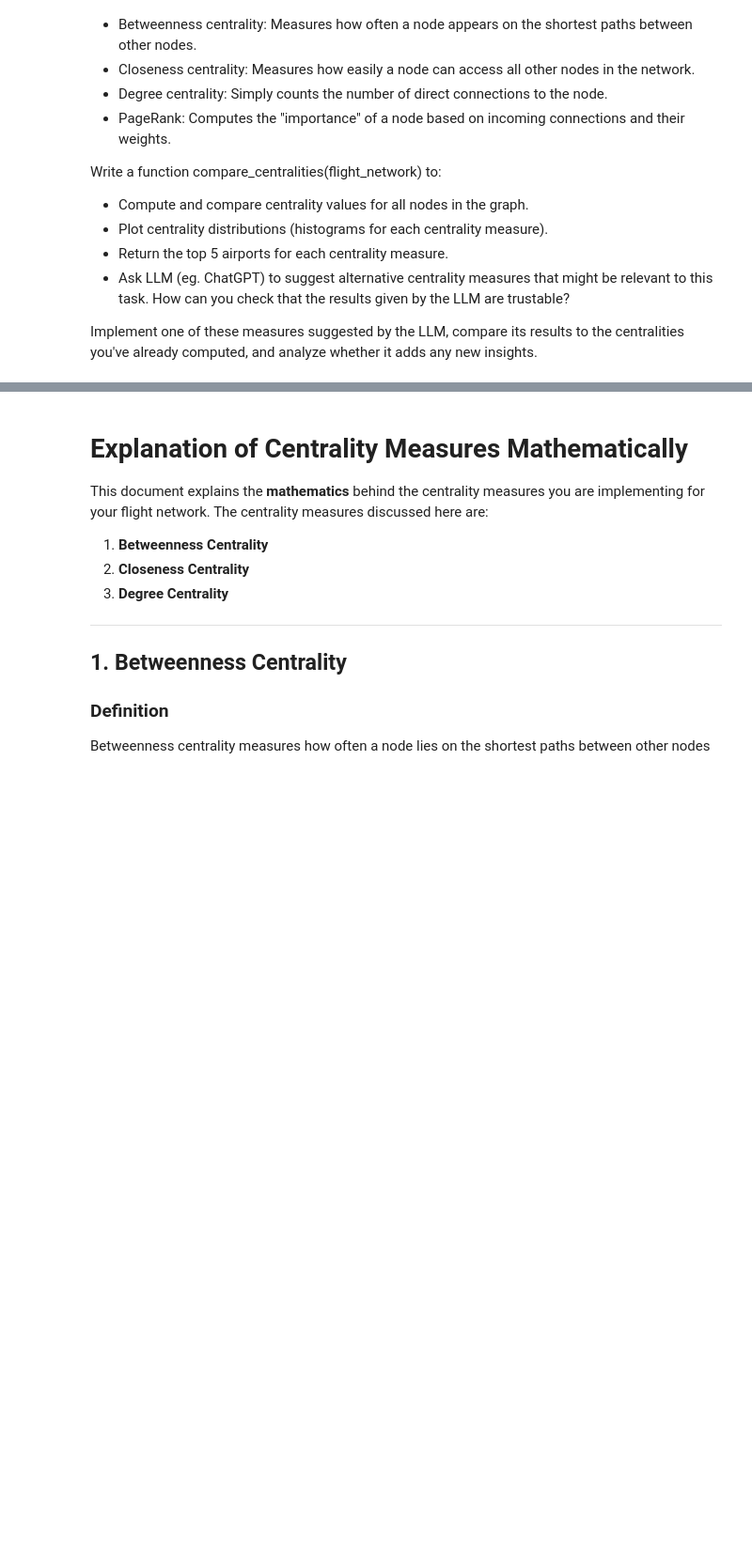
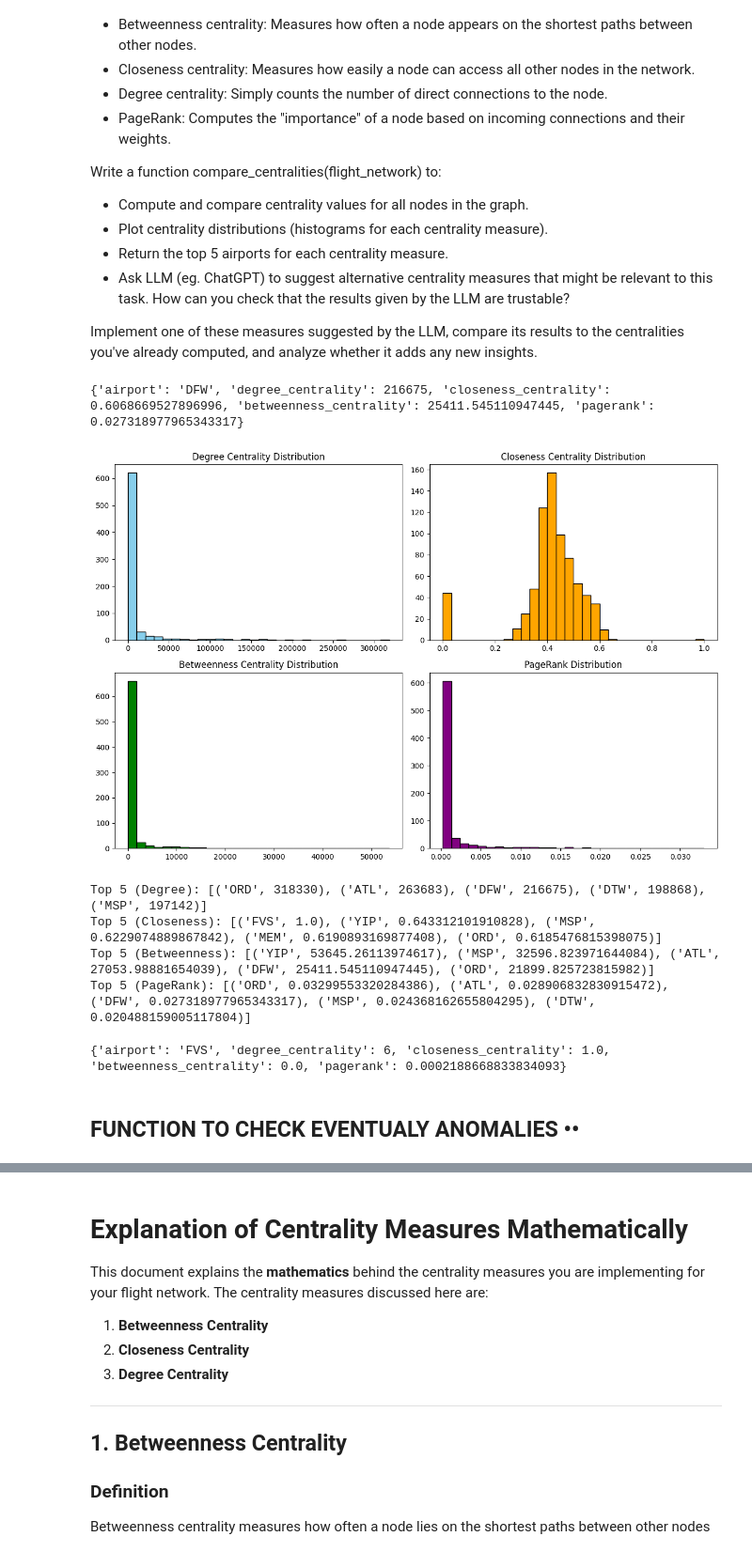
Before and after one commit to robertomagno1/ADM-HM5, a Jupyter notebook: main(ex2).ipynb, the cells around one changed output, grey strips where cells are left out. Shown at 94% size. Saved outputs shown, nothing was run; the diff lists cells and outputs as text; code cells hidden in the pictures; blank space fills up the shorter version.

```diff
--- a/main(ex2).ipynb
+++ b/main(ex2).ipynb
@@ -288,0 +1023,19 @@ Implement one of these measures suggested by the LLM, compare its results to the
+# %%
+def compute_degree_centrality(graph, airport):
+    """
+    Degree = in_degree + out_degree
+    in_degree: quante rotte entrano nell'aeroporto
+    out_degree: quante rotte escono dall'aeroporto
+    """
+    if airport not in graph:
+        return 0
+
+    # out-degree = lunghezza della lista di adiacenza
+    out_deg = len(graph[airport])
+
+    # in-degree = conta quante volte 'airport' compare nelle liste di adiacenza di altri nodi
+    in_deg = 0
+    for node, neighbors in graph.items():
+        in_deg += neighbors.count(airport)
+
+    return in_deg + out_deg
@@ -288,0 +1121,7 @@ Implement one of these measures suggested by the LLM, compare its results to the
+# %%
+def compute_betweenness_centrality_for_node(graph, airport):
+    """
+    Calcola la betweenness di TUTTI i nodi (Brandes) e ritorna solo quella di 'airport'.
+    """
+    bc_all = brandes_betweenness_centrality(graph)
+    return bc_all.get(airport, 0.0)
@@ -288,0 +1321,40 @@ Implement one of these measures suggested by the LLM, compare its results to the
+# %%
+# Esempio: calcolo centralità per un singolo aeroporto
+res_single = analyze_centrality(df, "DFW")
+print(res_single)
+# Esempio: {
+#   'airport': 'DFW',
+#   'degree_centrality': 12345,
+#   'closeness_centrality': 0.0123,
+#   'betweenness_centrality': 456.78,
+#   'pagerank': 0.00999
+# }
+
+# Esempio: calcolo e confronto per tutti
+res_compare = compare_centralities(df)
+print("Top 5 (Degree):", res_compare["top_degree"])
+print("Top 5 (Closeness):", res_compare["top_closeness"])
+print("Top 5 (Betweenness):", res_compare["top_betweenness"])
+print("Top 5 (PageRank):", res_compare["top_pagerank"])
+# %% [output]
+{'airport': 'DFW', 'degree_centrality': 216675, 'closeness_centrality': 0.6068669527896996, 'betweenness_centrality': 25411.545110947445, 'pagerank': 0.027318977965343317}
+[figure, added]
+Top 5 (Degree): [('ORD', 318330), ('ATL', 263683), ('DFW', 216675), ('DTW', 198868), ('MSP', 197142)]
+Top 5 (Closeness): [('FVS', 1.0), ('YIP', 0.643312101910828), ('MSP', 0.6229074889867842), ('MEM', 0.6190893169877408), ('ORD', 0.6185476815398075)]
+Top 5 (Betweenness): [('YIP', 53645.26113974617), ('MSP', 32596.823971644084), ('ATL', 27053.98881654039), ('DFW', 25411.545110947445), ('ORD', 21899.825723815982)]
+Top 5 (PageRank): [('ORD', 0.03299553320284386), ('ATL', 0.028906832830915472), ('DFW', 0.027318977965343317), ('MSP', 0.024368162655804295), ('DTW', 0.020488159005117804)]
+# %%
+# Esempio: calcolo centralità per un singolo aeroporto
+res_single = analyze_centrality(df, "FVS")
+print(res_single)
+# Esempio: {
+#   'airport': 'DFW',
+#   'degree_centrality': 12345,
+#   'closeness_centrality': 0.0123,
+#   'betweenness_centrality': 456.78,
+#   'pagerank': 0.00999
+# }
+# %% [output]
+{'airport': 'FVS', 'degree_centrality': 6, 'closeness_centrality': 1.0, 'betweenness_centrality': 0.0, 'pagerank': 0.0002188668833834093}
+# %% [markdown]
+## FUNCTION TO CHECK EVENTUALY ANOMALIES ••
```
Also changed, not shown: parts of 95 cells of this notebook.
